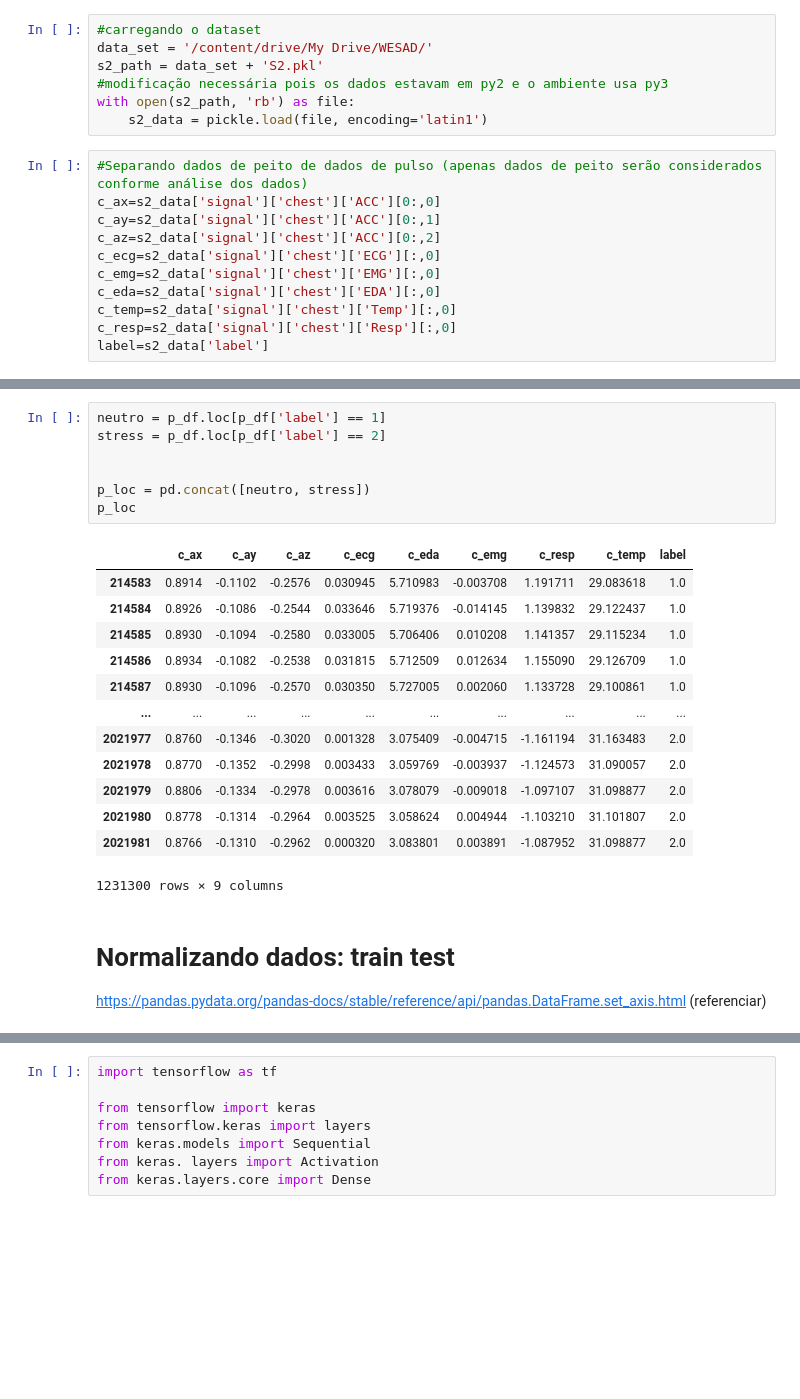
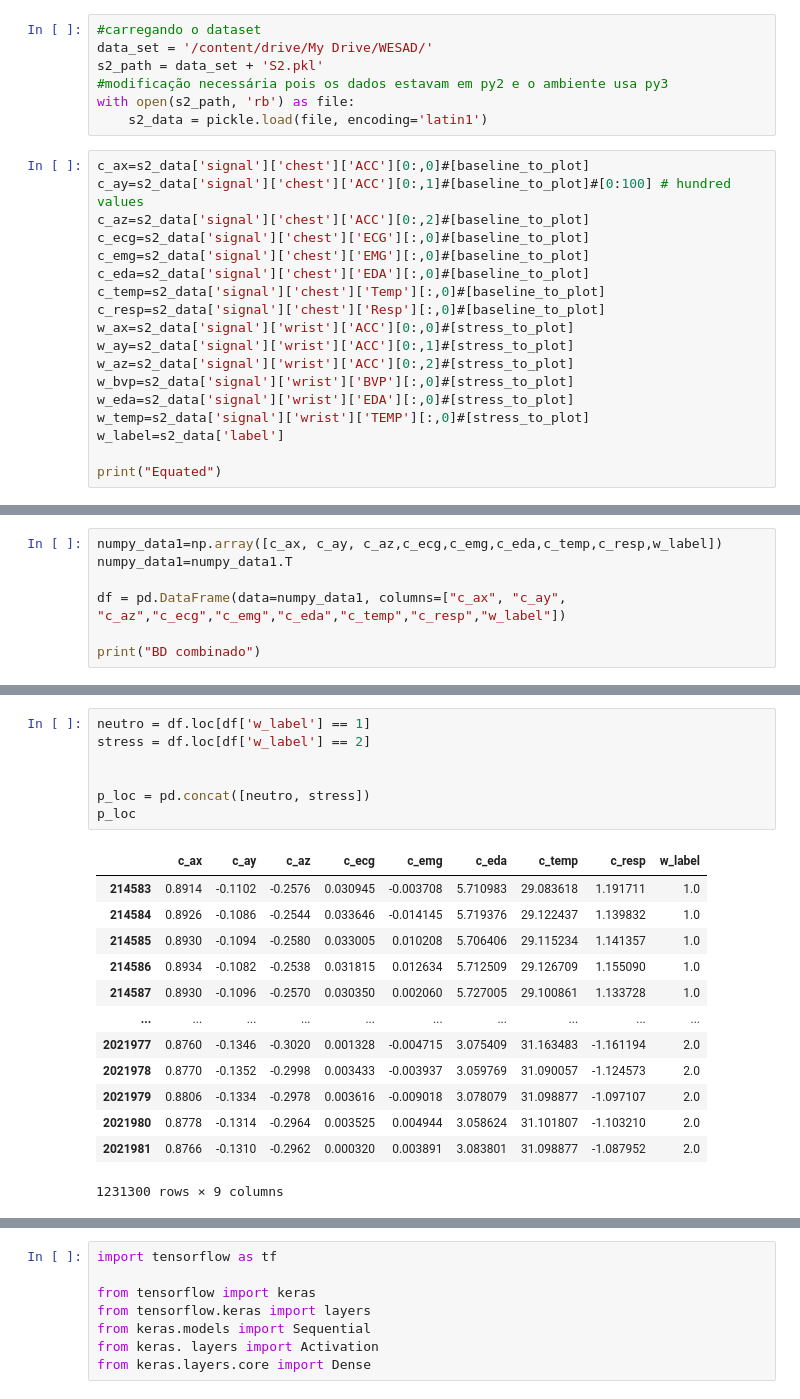
Before and after one commit to RNATCC/modelo-1, a Jupyter notebook: Versão_2.ipynb, the cells around one changed output, grey strips where cells are left out. Drawn from its saved outputs; the diff is of its cells as text; blank space fills up the shorter version.

```diff
--- a/Versão_2.ipynb
+++ b/Versão_2.ipynb
@@ -20,13 +22,20 @@ s2_path = data_set + 'S2.pkl'
 with open(s2_path, 'rb') as file:
     s2_data = pickle.load(file, encoding='latin1')
 # %%
-#Separando dados de peito de dados de pulso (apenas dados de peito serão considerados conforme análise dos dados)
-c_ax=s2_data['signal']['chest']['ACC'][0:,0]
-c_ay=s2_data['signal']['chest']['ACC'][0:,1]
-c_az=s2_data['signal']['chest']['ACC'][0:,2]
-c_ecg=s2_data['signal']['chest']['ECG'][:,0]
-c_emg=s2_data['signal']['chest']['EMG'][:,0]
-c_eda=s2_data['signal']['chest']['EDA'][:,0]
-c_temp=s2_data['signal']['chest']['Temp'][:,0]
-c_resp=s2_data['signal']['chest']['Resp'][:,0]
-label=s2_data['label']
+c_ax=s2_data['signal']['chest']['ACC'][0:,0]#[baseline_to_plot]
+c_ay=s2_data['signal']['chest']['ACC'][0:,1]#[baseline_to_plot]#[0:100] # hundred values
+c_az=s2_data['signal']['chest']['ACC'][0:,2]#[baseline_to_plot]
+c_ecg=s2_data['signal']['chest']['ECG'][:,0]#[baseline_to_plot]
+c_emg=s2_data['signal']['chest']['EMG'][:,0]#[baseline_to_plot]
+c_eda=s2_data['signal']['chest']['EDA'][:,0]#[baseline_to_plot]
+c_temp=s2_data['signal']['chest']['Temp'][:,0]#[baseline_to_plot]
+c_resp=s2_data['signal']['chest']['Resp'][:,0]#[baseline_to_plot]
+w_ax=s2_data['signal']['wrist']['ACC'][0:,0]#[stress_to_plot]
+w_ay=s2_data['signal']['wrist']['ACC'][0:,1]#[stress_to_plot]
+w_az=s2_data['signal']['wrist']['ACC'][0:,2]#[stress_to_plot]
+w_bvp=s2_data['signal']['wrist']['BVP'][:,0]#[stress_to_plot]
+w_eda=s2_data['signal']['wrist']['EDA'][:,0]#[stress_to_plot]
+w_temp=s2_data['signal']['wrist']['TEMP'][:,0]#[stress_to_plot]
+w_label=s2_data['label']
+
+print("Equated")
@@ -83,0 +44,7 @@ Os demais serão desconsiderados nesse estudo
+# %%
+numpy_data1=np.array([c_ax, c_ay, c_az,c_ecg,c_emg,c_eda,c_temp,c_resp,w_label])
+numpy_data1=numpy_data1.T
+
+df = pd.DataFrame(data=numpy_data1, columns=["c_ax", "c_ay", "c_az","c_ecg","c_emg","c_eda","c_temp","c_resp","w_label"])
+
+print("BD combinado")
@@ -84,25 +69,21 @@ Os demais serão desconsiderados nesse estudo
 # %%
-neutro = p_df.loc[p_df['label'] == 1]
-stress = p_df.loc[p_df['label'] == 2]
+neutro = df.loc[df['w_label'] == 1]
+stress = df.loc[df['w_label'] == 2]
 
 
 p_loc = pd.concat([neutro, stress])
 p_loc
 # %% [output]
-|  | c_ax | c_ay | c_az | c_ecg | c_eda | c_emg | c_resp | c_temp | label |
-| 214583 | 0.8914 | -0.1102 | -0.2576 | 0.030945 | 5.710983 | -0.003708 | 1.191711 | 29.083618 | 1.0 |
-| 214584 | 0.8926 | -0.1086 | -0.2544 | 0.033646 | 5.719376 | -0.014145 | 1.139832 | 29.122437 | 1.0 |
-| 214585 | 0.8930 | -0.1094 | -0.2580 | 0.033005 | 5.706406 | 0.010208 | 1.141357 | 29.115234 | 1.0 |
-| 214586 | 0.8934 | -0.1082 | -0.2538 | 0.031815 | 5.712509 | 0.012634 | 1.155090 | 29.126709 | 1.0 |
-| 214587 | 0.8930 | -0.1096 | -0.2570 | 0.030350 | 5.727005 | 0.002060 | 1.133728 | 29.100861 | 1.0 |
+|  | c_ax | c_ay | c_az | c_ecg | c_emg | c_eda | c_temp | c_resp | w_label |
+| 214583 | 0.8914 | -0.1102 | -0.2576 | 0.030945 | -0.003708 | 5.710983 | 29.083618 | 1.191711 | 1.0 |
+| 214584 | 0.8926 | -0.1086 | -0.2544 | 0.033646 | -0.014145 | 5.719376 | 29.122437 | 1.139832 | 1.0 |
+| 214585 | 0.8930 | -0.1094 | -0.2580 | 0.033005 | 0.010208 | 5.706406 | 29.115234 | 1.141357 | 1.0 |
+| 214586 | 0.8934 | -0.1082 | -0.2538 | 0.031815 | 0.012634 | 5.712509 | 29.126709 | 1.155090 | 1.0 |
+| 214587 | 0.8930 | -0.1096 | -0.2570 | 0.030350 | 0.002060 | 5.727005 | 29.100861 | 1.133728 | 1.0 |
 | ... | ... | ... | ... | ... | ... | ... | ... | ... | ... |
-| 2021977 | 0.8760 | -0.1346 | -0.3020 | 0.001328 | 3.075409 | -0.004715 | -1.161194 | 31.163483 | 2.0 |
-| 2021978 | 0.8770 | -0.1352 | -0.2998 | 0.003433 | 3.059769 | -0.003937 | -1.124573 | 31.090057 | 2.0 |
-| 2021979 | 0.8806 | -0.1334 | -0.2978 | 0.003616 | 3.078079 | -0.009018 | -1.097107 | 31.098877 | 2.0 |
-| 2021980 | 0.8778 | -0.1314 | -0.2964 | 0.003525 | 3.058624 | 0.004944 | -1.103210 | 31.101807 | 2.0 |
-| 2021981 | 0.8766 | -0.1310 | -0.2962 | 0.000320 | 3.083801 | 0.003891 | -1.087952 | 31.098877 | 2.0 |
+| 2021977 | 0.8760 | -0.1346 | -0.3020 | 0.001328 | -0.004715 | 3.075409 | 31.163483 | -1.161194 | 2.0 |
+| 2021978 | 0.8770 | -0.1352 | -0.2998 | 0.003433 | -0.003937 | 3.059769 | 31.090057 | -1.124573 | 2.0 |
+| 2021979 | 0.8806 | -0.1334 | -0.2978 | 0.003616 | -0.009018 | 3.078079 | 31.098877 | -1.097107 | 2.0 |
+| 2021980 | 0.8778 | -0.1314 | -0.2964 | 0.003525 | 0.004944 | 3.058624 | 31.101807 | -1.103210 | 2.0 |
+| 2021981 | 0.8766 | -0.1310 | -0.2962 | 0.000320 | 0.003891 | 3.083801 | 31.098877 | -1.087952 | 2.0 |
 1231300 rows × 9 columns
-# %% [markdown]
-# Normalizando dados: train test
-
-https://pandas.pydata.org/pandas-docs/stable/reference/api/pandas.DataFrame.set_axis.html (referenciar)
```
Also changed, not shown: parts of 48 cells of this notebook.
